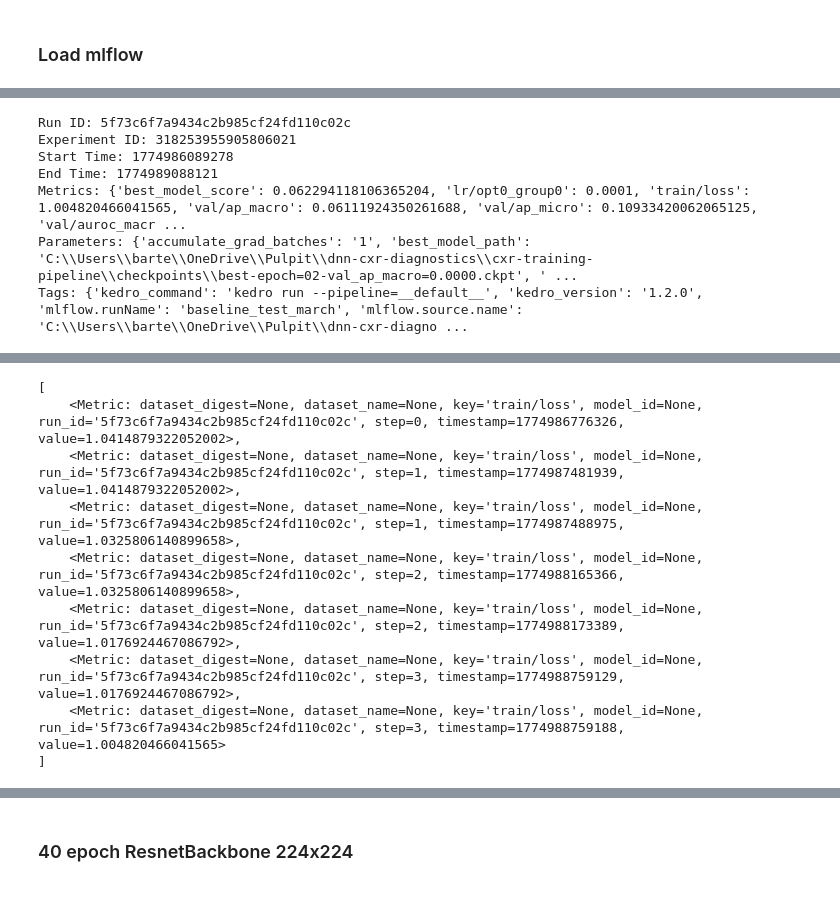
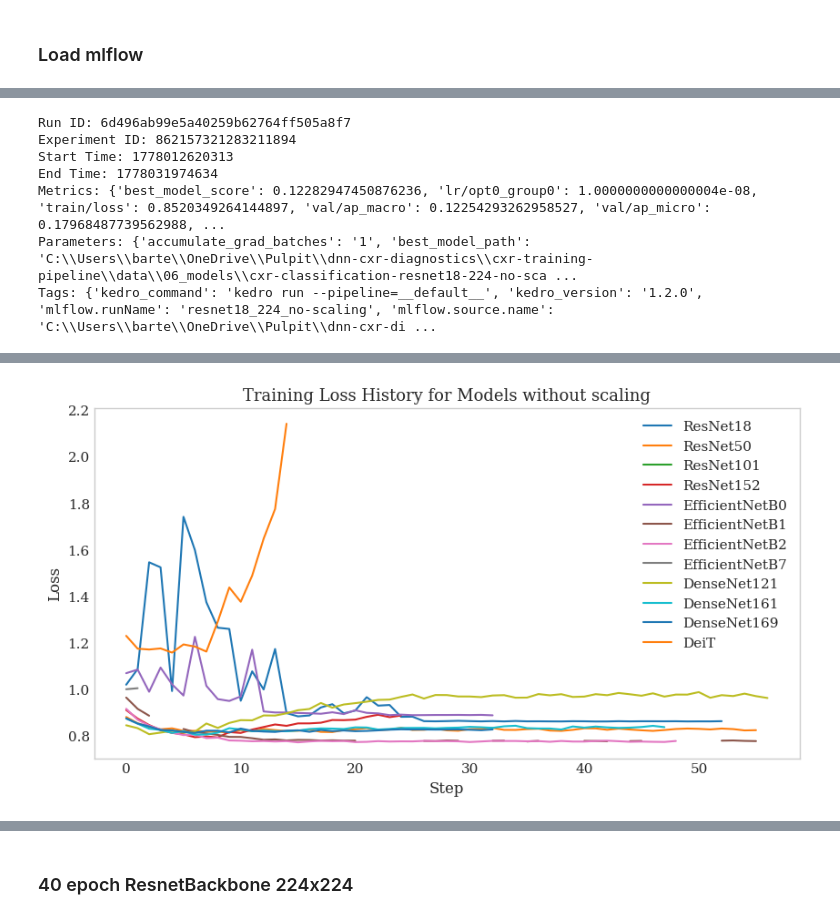
Before and after one commit to psiku/dnn-cxr-diagnostics, a Jupyter notebook: cxr-training-pipeline/notebooks/05_testing/02_mlflow_data.ipynb, the cells around one changed output, grey strips where cells are left out. Saved outputs shown, nothing was run; the diff lists cells and outputs as text; code cells hidden in the pictures.

```diff
--- a/cxr-training-pipeline/notebooks/05_testing/02_mlflow_data.ipynb
+++ b/cxr-training-pipeline/notebooks/05_testing/02_mlflow_data.ipynb
@@ -100,3 +110,19 @@ mlflow_client = mlflow.tracking.MlflowClient()
+# %%
+MAPPINGS = {
+    # model name - experiment ID
+    "ResNet18": '6d496ab99e5a40259b62764ff505a8f7',
+    "ResNet50": 'b2e73a6b30c44375ab106cb9a911ac26',
+    "ResNet101": '706c1f75b94e43f28664b8d8425019c0',
+    "ResNet152": '34690e904cc94a5ca550cf1e8d56a18e',
+    "EfficientNetB0": '8aa1fe46b2844025af5edf8de64a8e6d',
+    "EfficientNetB1": 'e6a2db990a28435bba1192292415419a',
+    "EfficientNetB2": '034ad2425dcf4682891b2ccf5fdfcda2',
+    "EfficientNetB7": '4882e41a60d24070a6ce0107560e3c41',
+    "DenseNet121": 'bf2869e3cee84af2a57c6346b6aa0dac',
+    "DenseNet161": 'da1aaf0c15774920ad249cfdcf7789f3',
+    "DenseNet169": '3890203882c64e66a5ede3a43c949757',
+    "DeiT": 'b3aed42d78fe4b08bfc902c46911f304',
+}
 # %%
 def _get_run_info(run_id: str, mlflow_client: mlflow.tracking.MlflowClient) -> None:
     run = mlflow_client.get_run(run_id)
@@ -109,29 +135,48 @@ def _get_run_info(run_id: str, mlflow_client: mlflow.tracking.MlflowClient) -> N
     print("Parameters:", run.data.params)
     print("Tags:", run.data.tags)
 # %%
-RUN_ID = "5f73c6f7a9434c2b985cf24fd110c02c"
+RUN_ID = "6d496ab99e5a40259b62764ff505a8f7"
 
 _get_run_info(RUN_ID, mlflow_client)
 # %% [output]
-Run ID: 5f73c6f7a9434c2b985cf24fd110c02c
-Experiment ID: 318253955905806021
-Start Time: 1774986089278
-End Time: 1774989088121
-Metrics: {'best_model_score': 0.062294118106365204, 'lr/opt0_group0': 0.0001, 'train/loss': 1.004820466041565, 'val/ap_macro': 0.06111924350261688, 'val/ap_micro': 0.10933420062065125, 'val/auroc_macr ...
-Parameters: {'accumulate_grad_batches': '1', 'best_model_path': 'C:\\Users\\barte\\OneDrive\\Pulpit\\dnn-cxr-diagnostics\\cxr-training-pipeline\\checkpoints\\best-epoch=02-val_ap_macro=0.0000.ckpt', ' ...
-Tags: {'kedro_command': 'kedro run --pipeline=__default__', 'kedro_version': '1.2.0', 'mlflow.runName': 'baseline_test_march', 'mlflow.source.name': 'C:\\Users\\barte\\OneDrive\\Pulpit\\dnn-cxr-diagno ...
+Run ID: 6d496ab99e5a40259b62764ff505a8f7
+Experiment ID: 862157321283211894
+Start Time: 1778012620313
+End Time: 1778031974634
+Metrics: {'best_model_score': 0.12282947450876236, 'lr/opt0_group0': 1.0000000000000004e-08, 'train/loss': 0.8520349264144897, 'val/ap_macro': 0.12254293262958527, 'val/ap_micro': 0.17968487739562988, ...
+Parameters: {'accumulate_grad_batches': '1', 'best_model_path': 'C:\\Users\\barte\\OneDrive\\Pulpit\\dnn-cxr-diagnostics\\cxr-training-pipeline\\data\\06_models\\cxr-classification-resnet18-224-no-sca ...
+Tags: {'kedro_command': 'kedro run --pipeline=__default__', 'kedro_version': '1.2.0', 'mlflow.runName': 'resnet18_224_no-scaling', 'mlflow.source.name': 'C:\\Users\\barte\\OneDrive\\Pulpit\\dnn-cxr-di ...
 # %%
 metric_history = mlflow_client.get_metric_history(RUN_ID, "train/loss")
 # %%
-metric_history
+import matplotlib.pyplot as plt
+
+def get_train_loss_history(run_id: str, mlflow_client: mlflow.tracking.MlflowClient, metric_name) -> None:
+    metric_history = mlflow_client.get_metric_history(run_id, metric_name)
+    metric_history_sorted = sorted(metric_history, key=lambda metric: metric.step)
+
+    steps = [metric.step for metric in metric_history_sorted]
+    values = [metric.value for metric in metric_history_sorted]
+
+    return steps, values
+
+def plot_train_loss_history_for_all_runs(mlflow_client: mlflow.tracking.MlflowClient) -> None:
+
+    plt.figure(figsize=(10, 5))
+    for model, run_id in MAPPINGS.items():
+        metric_name = "val/loss" if model != "DeiT" else "val_loss"
+        steps, values = get_train_loss_history(run_id, mlflow_client, metric_name)
+
+        plt.plot(steps, values, label=model)
+
+    plt.title(f'Training Loss History for Models without scaling')
+    plt.xlabel('Step')
+    plt.ylabel('Loss')
+    plt.grid()
+    plt.legend()
+    plt.show()
+
+plot_train_loss_history_for_all_runs(mlflow_client)
 # %% [output]
 [interactive output not drawn]
-[
-    <Metric: dataset_digest=None, dataset_name=None, key='train/loss', model_id=None, run_id='5f73c6f7a9434c2b985cf24fd110c02c', step=0, timestamp=1774986776326, value=1.0414879322052002>,
-    <Metric: dataset_digest=None, dataset_name=None, key='train/loss', model_id=None, run_id='5f73c6f7a9434c2b985cf24fd110c02c', step=1, timestamp=1774987481939, value=1.0414879322052002>,
-    <Metric: dataset_digest=None, dataset_name=None, key='train/loss', model_id=None, run_id='5f73c6f7a9434c2b985cf24fd110c02c', step=1, timestamp=1774987488975, value=1.0325806140899658>,
-    <Metric: dataset_digest=None, dataset_name=None, key='train/loss', model_id=None, run_id='5f73c6f7a9434c2b985cf24fd110c02c', step=2, timestamp=1774988165366, value=1.0325806140899658>,
-    <Metric: dataset_digest=None, dataset_name=None, key='train/loss', model_id=None, run_id='5f73c6f7a9434c2b985cf24fd110c02c', step=2, timestamp=1774988173389, value=1.0176924467086792>,
-    <Metric: dataset_digest=None, dataset_name=None, key='train/loss', model_id=None, run_id='5f73c6f7a9434c2b985cf24fd110c02c', step=3, timestamp=1774988759129, value=1.0176924467086792>,
-    <Metric: dataset_digest=None, dataset_name=None, key='train/loss', model_id=None, run_id='5f73c6f7a9434c2b985cf24fd110c02c', step=3, timestamp=1774988759188, value=1.004820466041565>
-]
+[figure, added]
```
Also changed, not shown: parts of 20 cells of this notebook, 25 other files.
